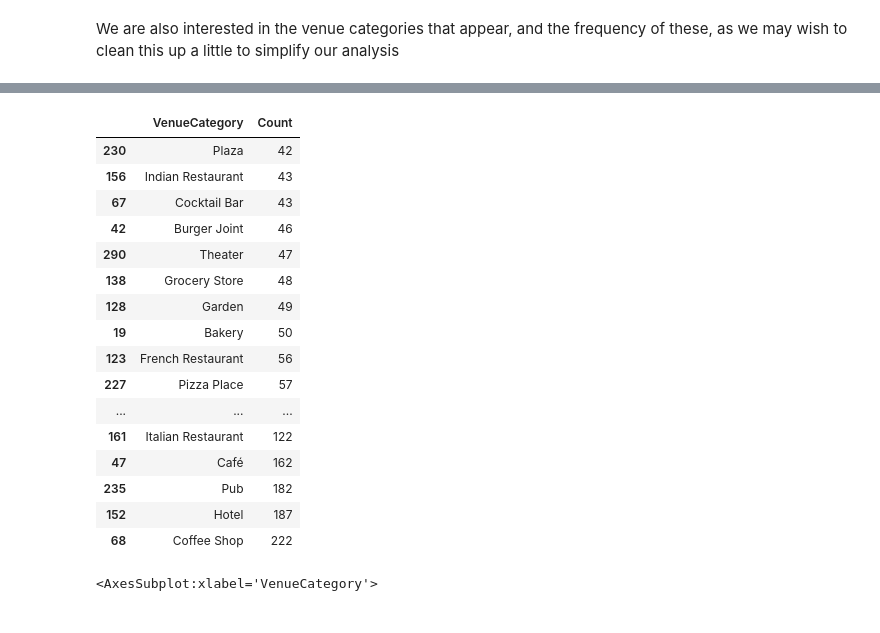
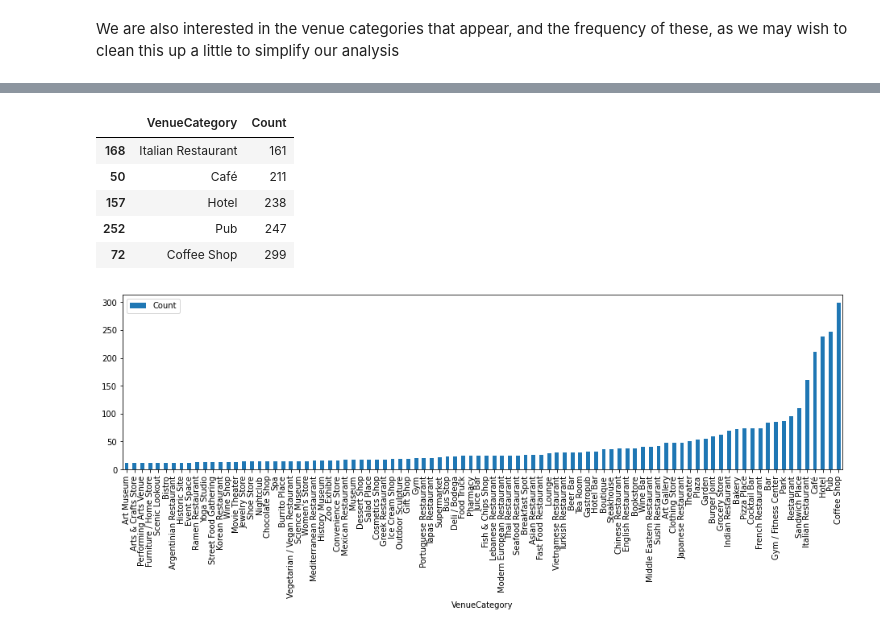
Before and after one commit to tomreimer16/Coursera_Capstone, a Jupyter notebook: capstone-london-analysis.ipynb, the cells around one changed output, grey strips where cells are left out. Saved outputs shown, nothing was run; the diff lists cells and outputs as text; code cells hidden in the pictures.

```diff
--- a/capstone-london-analysis.ipynb
+++ b/capstone-london-analysis.ipynb
@@ -6,6 +6,8 @@ Import relevant packages:
 # %%
 import numpy as np # library to handle data in a vectorized manner
 import pandas as pd # library for data analysis
+pd.set_option("display.max_rows", 320, "display.max_columns", 30)
+
 import json # library to handle JSON files
 from math import sin, cos, sqrt, atan2, radians
 from geopy.geocoders import Nominatim
@@ -15,14 +17,16 @@ from pyproj import Transformer
 import requests
 import os
 import time
+
 import matplotlib.pyplot as plt # plotting library
+import matplotlib.cm as cm
+import matplotlib.colors as colors
 
-#from pandas.io.json import json_normalize # tranform JSON file into a pandas dataframe
-
-#from sklearn.cluster import KMeans
-#from sklearn.datasets.samples_generator import make_blobs
-
-#from bs4 import BeautifulSoup
+from sklearn.cluster import KMeans
+from sklearn.model_selection import train_test_split
+from sklearn.neighbors import KNeighborsClassifier
+from sklearn import metrics
+from sklearn import preprocessing
 
 print('Libraries imported.')
 # %% [output]
@@ -117,8 +121,8 @@ Now, let's set up our grid of locations, which will have a radius of 500m and be
 # %%
 london_x, london_y = transform_lltoxy.transform(london_lon, london_lat)
 
-r=500
-count = 11
+r=300
+count = 25
 
 x_step = 2*r
 x_min = london_x - ((count-1)/2)*x_step
@@ -148,16 +152,14 @@ for i in range(0, count):
             xs.append(x)
             ys.append(y)
 
-            # names.append(geolocator.reverse([lat, lon], addressdetails=False))
-            # time.sleep(1)
             names.append(id)
             id = id+1
 
 hexData = pd.DataFrame(
-    {'address': names,
-     'latitude': latitudes,
-     'longitude': longitudes,
-     'distance_to_center': distances_from_center,
+    {'Location': names,
+     'Lat': latitudes,
+     'Lon': longitudes,
+     'Dist_to_cent': distances_from_center,
      'x': xs,
      'y': ys
     })
@@ -188,7 +190,7 @@ for lat, lng, pc in zip(pcData['latitude'], pcData['longitude'], pcData['postcod
         fill_opacity=0.7,
         parse_html=False).add_to(map_lon)
 
-for lat, lng in zip(hexData['latitude'], hexData['longitude']):
+for lat, lng in zip(hexData['Lat'], hexData['Lon']):
     folium.Circle(
         [lat, lng],
         radius= r,
@@ -263,10 +265,10 @@ def getNearbyVenues(names, latitudes, longitudes, radius=500):
 # %% [markdown]
 First, let's pull the nearby venues for each of our locations
 # %%
-local_venues = getNearbyVenues( names=hexData['address']
-                                , latitudes=hexData['latitude']
-                                , longitudes=hexData['longitude']
-                                , radius = 500
+local_venues = getNearbyVenues( names=hexData['Location']
+                                , latitudes=hexData['Lat']
+                                , longitudes=hexData['Lon']
+                                , radius = r
                                   )
 
 local_venues.head()
@@ -336,25 +338,14 @@ grouped_venues_filtered.shape
 # %%
-grouped_venues_filtered.tail(20)
+grouped_venues_filtered.tail()
 # %% [output]
 |  | VenueCategory | Count |
-| 230 | Plaza | 42 |
-| 156 | Indian Restaurant | 43 |
-| 67 | Cocktail Bar | 43 |
-| 42 | Burger Joint | 46 |
-| 290 | Theater | 47 |
-| 138 | Grocery Store | 48 |
-| 128 | Garden | 49 |
-| 19 | Bakery | 50 |
-| 123 | French Restaurant | 56 |
-| 227 | Pizza Place | 57 |
-| ... | ... | ... |
-| 161 | Italian Restaurant | 122 |
-| 47 | Café | 162 |
-| 235 | Pub | 182 |
-| 152 | Hotel | 187 |
-| 68 | Coffee Shop | 222 |
+| 168 | Italian Restaurant | 161 |
+| 50 | Café | 211 |
+| 157 | Hotel | 238 |
+| 252 | Pub | 247 |
+| 72 | Coffee Shop | 299 |
 # %%
-grouped_venues_filtered.plot(kind='bar',x='VenueCategory', y='Count', figsize=(8,4))
+grouped_venues_filtered.plot(kind='bar',x='VenueCategory', y='Count', figsize=(16,4))
 plt.show()
 # %% [output]
-<AxesSubplot:xlabel='VenueCategory'>
+[figure, added]
```
Also changed, not shown: parts of 31 cells of this notebook, 6 other files.
